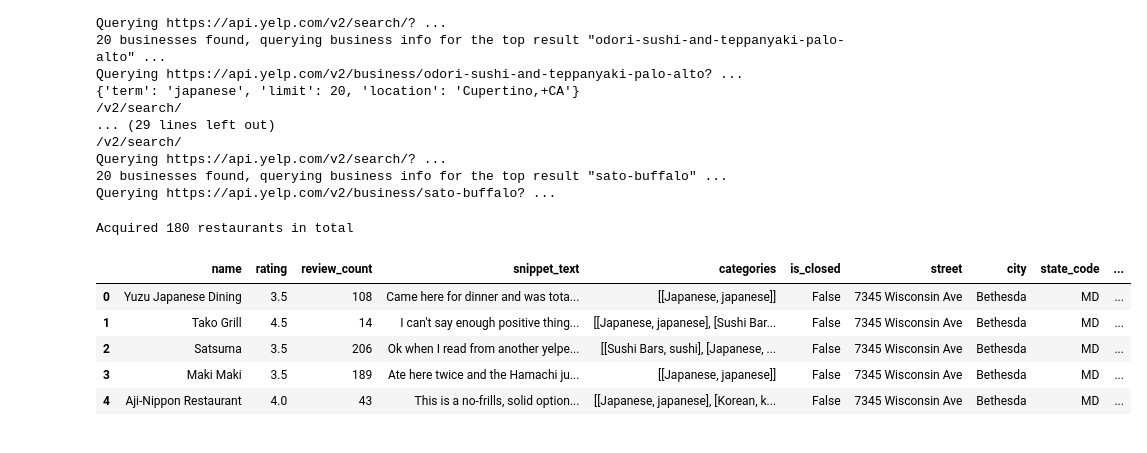
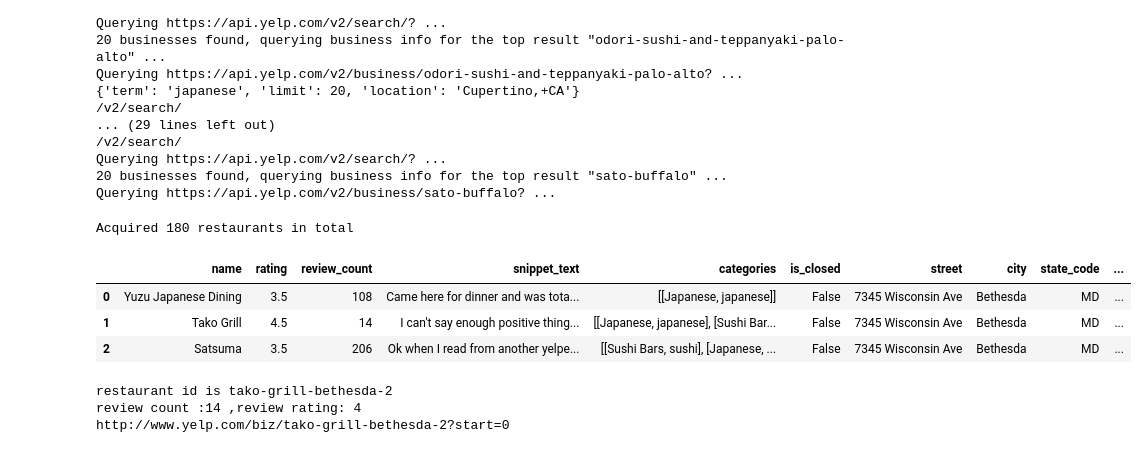
Before and after one commit to Josephinity/Yelp_reviews, a Jupyter notebook: DataPrepView.ipynb, the cells around one changed output. Saved outputs shown, nothing was run; the diff lists cells and outputs as text; code cells hidden in the pictures.

```diff
--- a/DataPrepView.ipynb
+++ b/DataPrepView.ipynb
@@ -148,10 +148,14 @@ def getJSON(term,location):
     except urllib2.HTTPError as error:
         sys.exit('Encountered HTTP error {0}. Abort program.'.format(error.code))
 # %%
+#determine the search terms from here
+#Restaurant locations
 LOCATION_LIST=['bethesda, MD','stanford, CA','Cupertino, CA','Miami, FL','Milpitas','Washington DC',
                'Salt Lake City', 'Boston', 'Buffalo, NY']
-
-businesses=[getJSON('japanese',loc) for loc in LOCATION_LIST]
+#Search key terms
+TERM_LIST=['japanese']
+#response from YelpAPI
+businesses=[getJSON(term,loc) for loc in LOCATION_LIST for term in TERM_LIST]
 # %% [output]
 {'term': 'japanese', 'limit': 20, 'location': 'bethesda,+MD'}
 /v2/search/
@@ -217,11 +221,9 @@ restaurants=mergeDataFrames(restaurants_by_areas)
 # %% [output]
 Acquired 180 restaurants in total
 # %%
-restaurants[:5]
+restaurants[:3]
 # %% [output]
 |  | name | rating | review_count | snippet_text | categories | is_closed | street | city | state_code | ... |
 | 0 | Yuzu Japanese Dining | 3.5 | 108 | Came here for dinner and was tota... | [[Japanese, japanese]] | False | 7345 Wisconsin Ave | Bethesda | MD | ... |
 | 1 | Tako Grill | 4.5 | 14 | I can't say enough positive thing... | [[Japanese, japanese], [Sushi Bar... | False | 7345 Wisconsin Ave | Bethesda | MD | ... |
 | 2 | Satsuma | 3.5 | 206 | Ok when I read from another yelpe... | [[Sushi Bars, sushi], [Japanese, ... | False | 7345 Wisconsin Ave | Bethesda | MD | ... |
-| 3 | Maki Maki | 3.5 | 189 | Ate here twice and the Hamachi ju... | [[Japanese, japanese]] | False | 7345 Wisconsin Ave | Bethesda | MD | ... |
-| 4 | Aji-Nippon Restaurant | 4.0 | 43 | This is a no-frills, solid option... | [[Japanese, japanese], [Korean, k... | False | 7345 Wisconsin Ave | Bethesda | MD | ... |
@@ -227,0 +282,6 @@ restaurants[:5]
+# %%
+reviews=reviewLists(restaurants[1:2])
+# %% [output]
+restaurant id is tako-grill-bethesda-2
+review count :14 ,review rating: 4
+http://www.yelp.com/biz/tako-grill-bethesda-2?start=0
```
Also changed, not shown: parts of 7 cells of this notebook, 1 other file.
